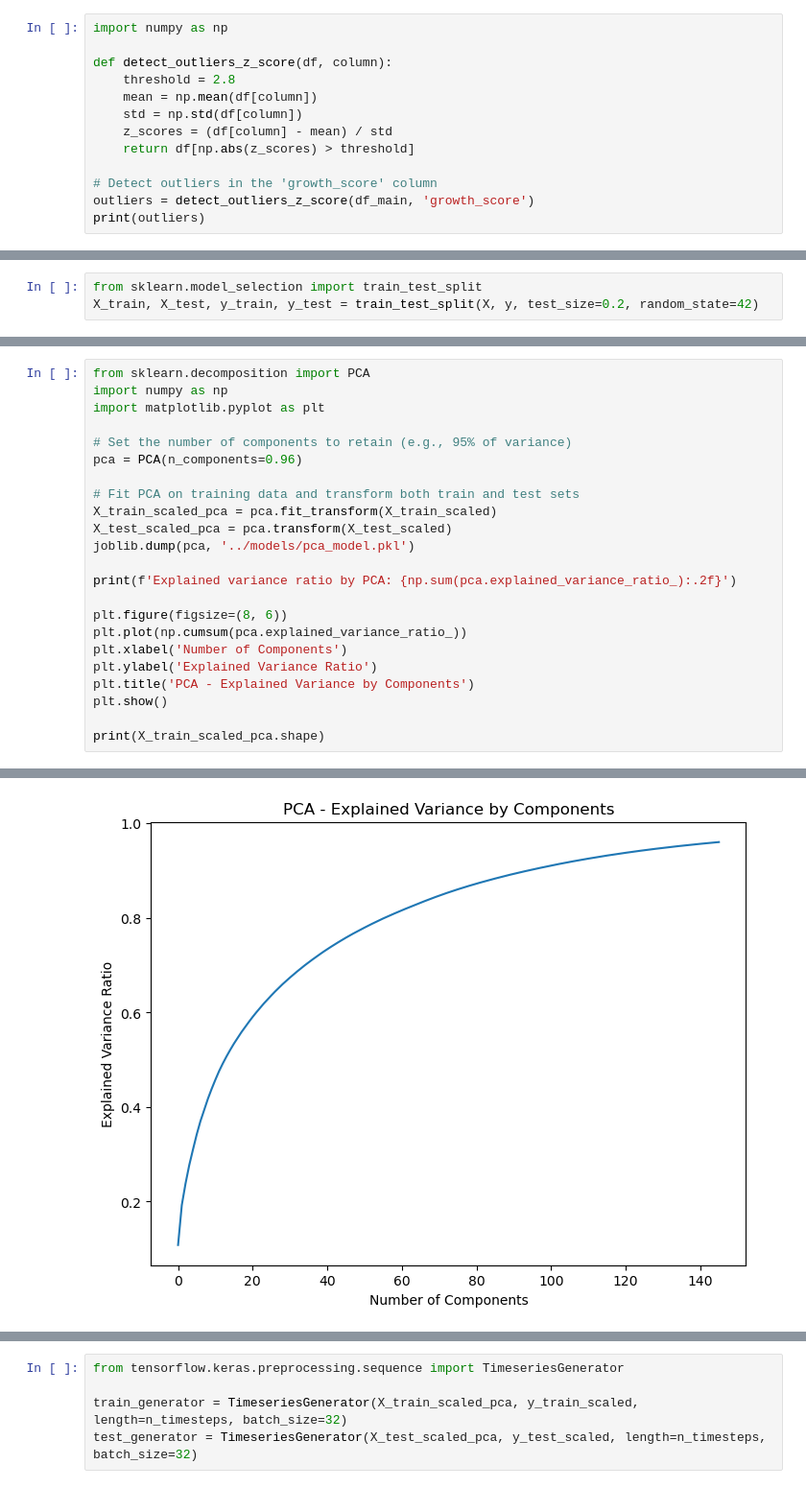
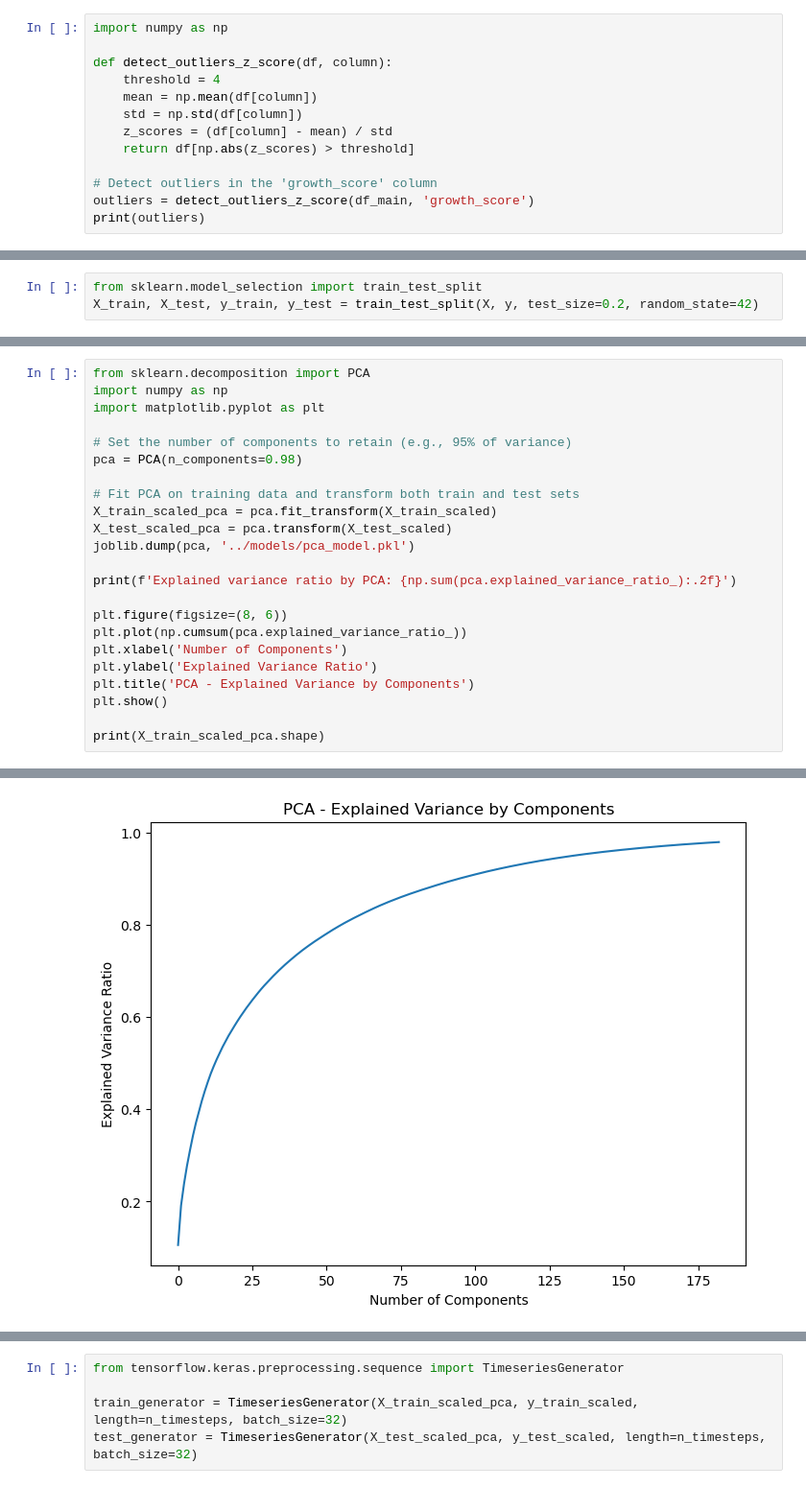
Before and after one commit to charlesRepo/data-science-course-final-project, a Jupyter notebook: notebooks/main.ipynb, the cells around one changed output, grey strips where cells are left out. Shown at 96% size. Cells and saved outputs as stored; diff of their text form.

```diff
--- a/notebooks/main.ipynb
+++ b/notebooks/main.ipynb
@@ -631,7 +631,7 @@ sns.boxplot(x=df_main['growth_score'])
 import numpy as np
 
 def detect_outliers_z_score(df, column):
-    threshold = 2.8
+    threshold = 4
     mean = np.mean(df[column])
     std = np.std(df[column])
     z_scores = (df[column] - mean) / std
@@ -814,7 +817,7 @@ import numpy as np
 import matplotlib.pyplot as plt
 
 # Set the number of components to retain (e.g., 95% of variance)
-pca = PCA(n_components=0.96)
+pca = PCA(n_components=0.98)
 
 # Fit PCA on training data and transform both train and test sets
 X_train_scaled_pca = pca.fit_transform(X_train_scaled)
@@ -836 +839 @@ Explained variance ratio by PCA: 0.96
-[figure, old version]
+[figure, new version]
```
Also changed, not shown: parts of 41 cells of this notebook, 12 other files.
